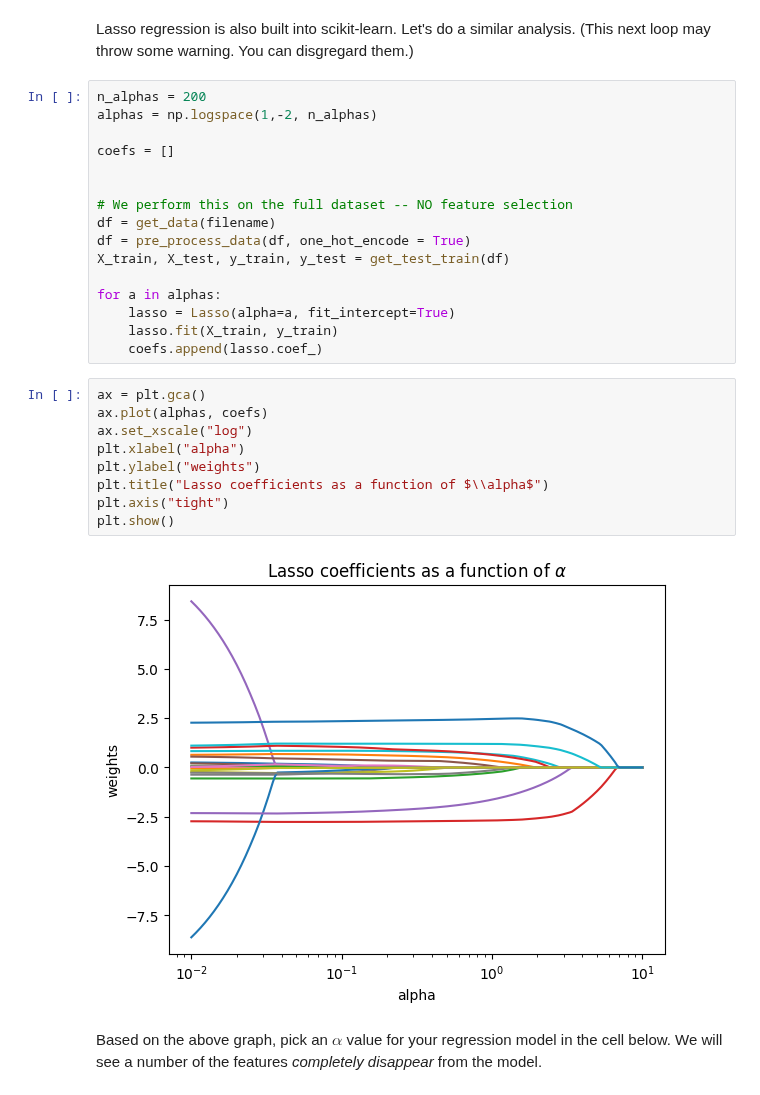
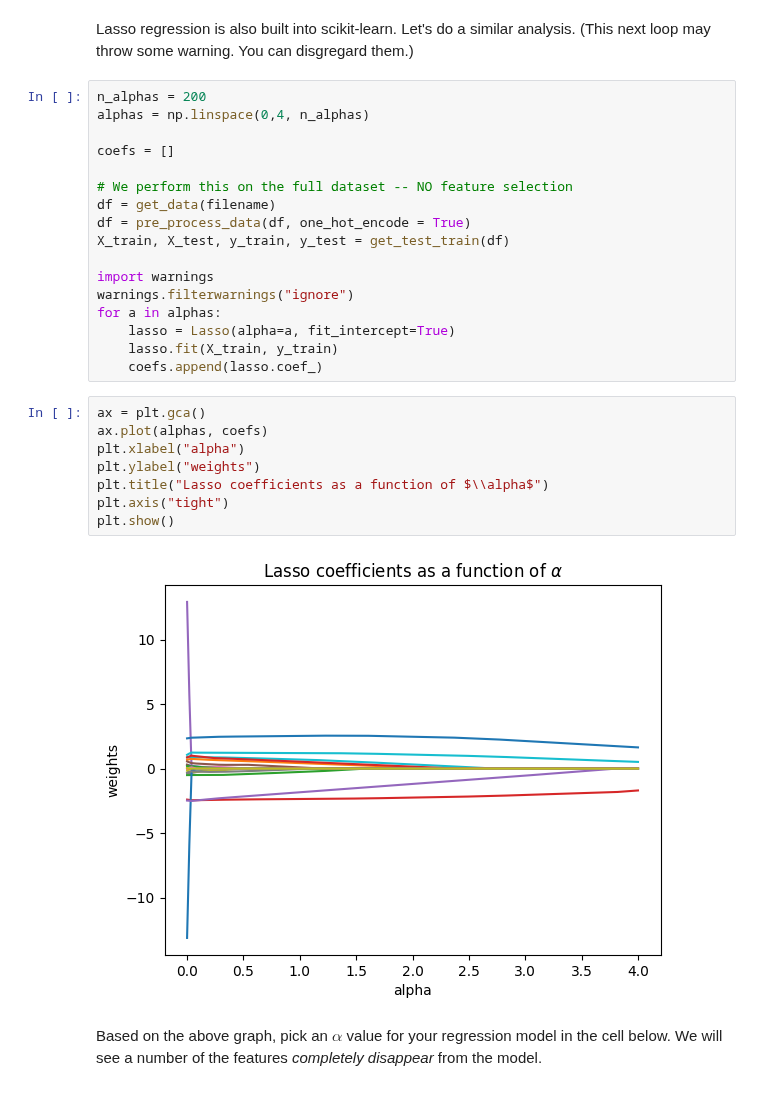
Before and after one commit to AET-CS/aet-cs.github.io, a Jupyter notebook: white/ML/lessons/Life_Part_2.ipynb, the cells around one changed output. Saved outputs shown, nothing was run; the diff lists cells and outputs as text.

```diff
--- a/white/ML/lessons/Life_Part_2.ipynb
+++ b/white/ML/lessons/Life_Part_2.ipynb
@@ -337,16 +334,17 @@ This has the interesting mathematical effect of not just decreasing the magnitud
 Lasso regression is also built into scikit-learn. Let's do a similar analysis. (This next loop may throw some warning. You can disgregard them.)
 # %%
 n_alphas = 200
-alphas = np.logspace(1,-2, n_alphas)
+alphas = np.linspace(0,4, n_alphas)
 
 coefs = []
-
 
 # We perform this on the full dataset -- NO feature selection
 df = get_data(filename)
 df = pre_process_data(df, one_hot_encode = True)
 X_train, X_test, y_train, y_test = get_test_train(df)
 
+import warnings
+warnings.filterwarnings("ignore")
 for a in alphas:
     lasso = Lasso(alpha=a, fit_intercept=True)
     lasso.fit(X_train, y_train)
@@ -354,14 +352,13 @@ for a in alphas:
 # %%
 ax = plt.gca()
 ax.plot(alphas, coefs)
-ax.set_xscale("log")
 plt.xlabel("alpha")
 plt.ylabel("weights")
 plt.title("Lasso coefficients as a function of $\\alpha$")
 plt.axis("tight")
 plt.show()
 # %% [output]
-[figure, old version]
+[figure, new version]
 # %% [markdown]
 Based on the above graph, pick an $\alpha$ value for your regression model in the cell below. We will see a number of the features *completely disappear* from the model.
 # %%
```
Also changed, not shown: parts of 16 cells of this notebook, 9 other files.
